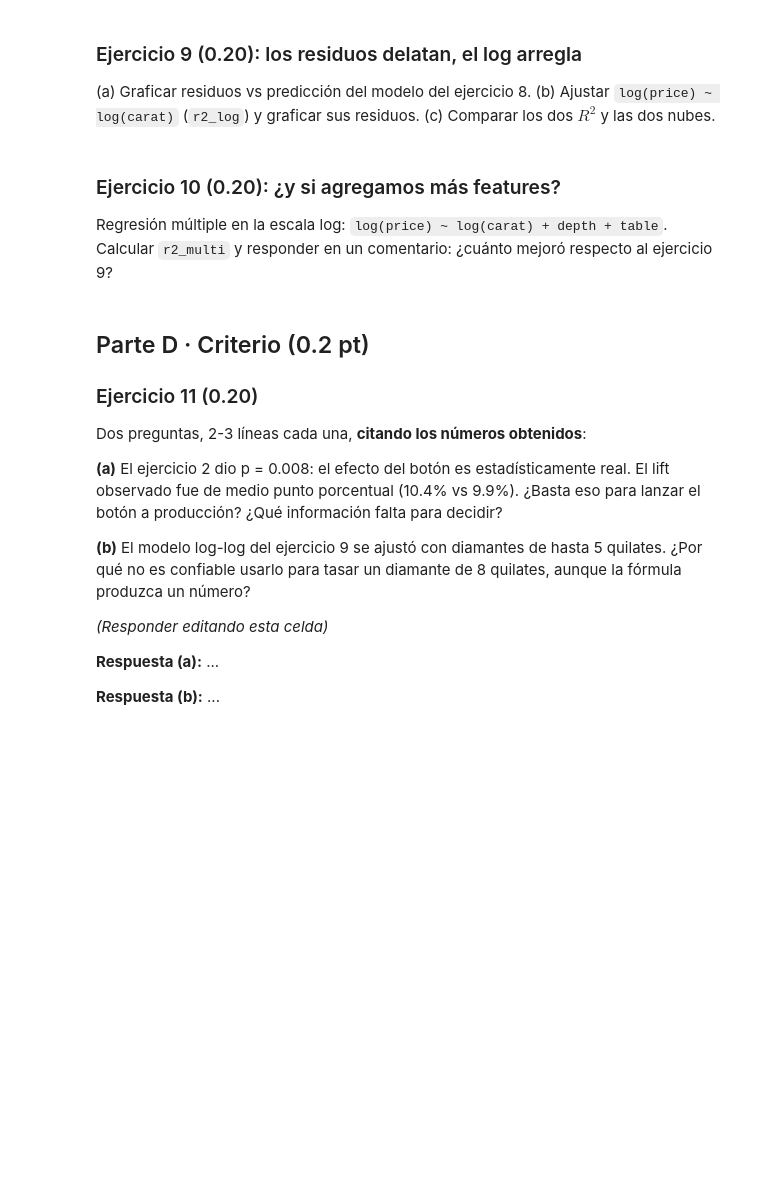
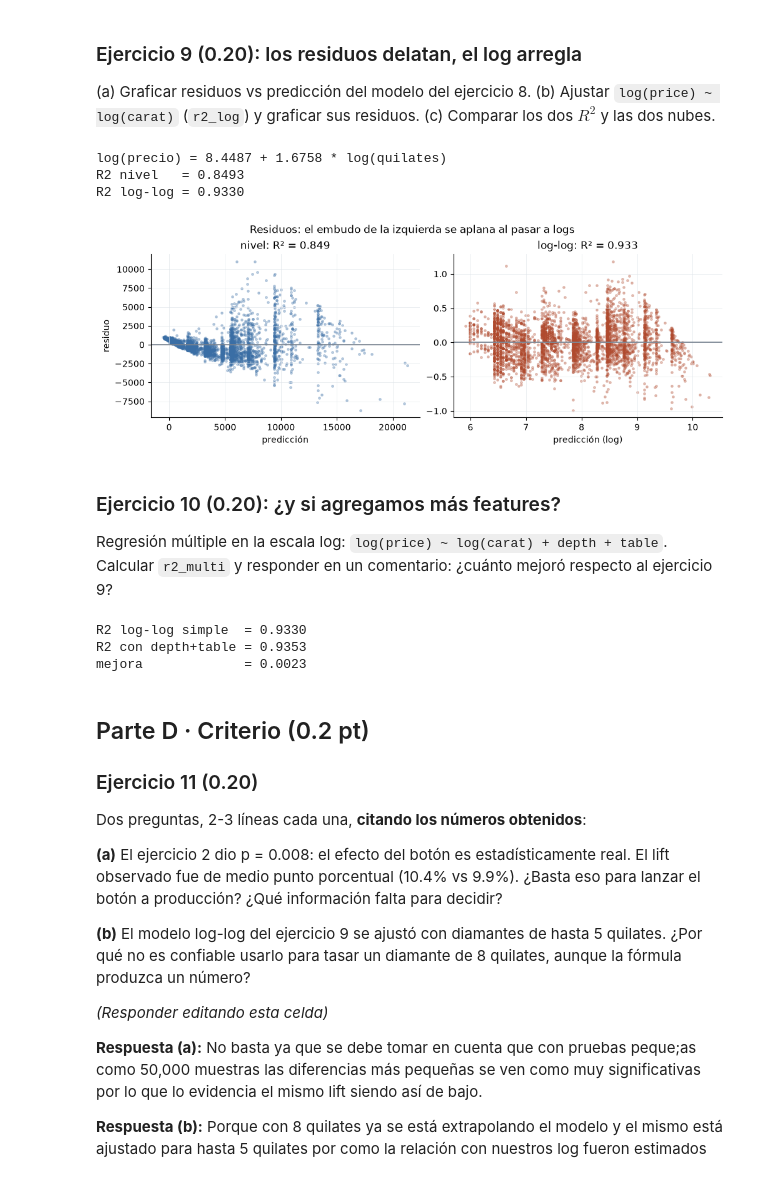
Before and after one commit to George11Albadr/Data-Science, a Jupyter notebook: HDT3/HDT3.ipynb, the cells around one changed output. Cells and saved outputs as stored; diff of their text form; code cells hidden in the pictures; blank space fills up the shorter version.

```diff
--- a/HDT3/HDT3.ipynb
+++ b/HDT3/HDT3.ipynb
@@ -201,19 +327,75 @@ y_p = diamonds["price"].to_numpy(float)
 # %%
 # ¿Qué va aquí?
 # Pista: np.log para ambas variables; el patrón del gráfico
 # de residuos está en el notebook de la sesión 8.5
 
+# (a) residuos del modelo en nivel (el del ejercicio 8)
+resid_p = y_p - pred_p
+
+# (b) el mismo ajuste, pero en escala logarítmica
+lx = np.log(x_c)
+ly = np.log(y_p)
+Xl = np.column_stack([np.ones(len(lx)), lx])
+beta_l, pred_l, r2_log = ols(Xl, ly)
+resid_l = ly - pred_l
+
+print(f"log(precio) = {beta_l[0]:.4f} + {beta_l[1]:.4f} * log(quilates)")
+print(f"R2 nivel   = {r2_precio:.4f}")
+print(f"R2 log-log = {r2_log:.4f}")
+
+# (c) las dos nubes de residuos, lado a lado
+muestra = np.random.default_rng(0).choice(len(y_p), 4000, replace=False)
+
+fig, axes = plt.subplots(1, 2, figsize=(10, 3.6), layout="constrained")
+axes[0].scatter(pred_p[muestra], resid_p[muestra], s=6, alpha=0.3, color=AZUL)
+axes[0].set_title(f"nivel: R² = {r2_precio:.3f}")
+axes[0].set_xlabel("predicción")
+axes[0].set_ylabel("residuo")
+
+axes[1].scatter(pred_l[muestra], resid_l[muestra], s=6, alpha=0.3, color=ROJO)
+axes[1].set_title(f"log-log: R² = {r2_log:.3f}")
+axes[1].set_xlabel("predicción (log)")
+
+for ax in axes:
+    ax.axhline(0, color=GRIS, lw=1.2)
+    eje_limpio(ax)
+fig.suptitle("Residuos: el embudo de la izquierda se aplana al pasar a logs")
+plt.show()
+
 # Verificación (descomentar):
-# assert round(r2_log, 3) == 0.933
+assert round(r2_log, 3) == 0.933
+# %% [output]
+log(precio) = 8.4487 + 1.6758 * log(quilates)
+R2 nivel   = 0.8493
+R2 log-log = 0.9330
+[figure, added]
 # %% [markdown]
 ### Ejercicio 10 (0.20): ¿y si agregamos más features?
 
 Regresión múltiple en la escala log: `log(price) ~ log(carat) + depth + table`. Calcular `r2_multi` y responder en un comentario: ¿cuánto mejoró respecto al ejercicio 9?
 # %%
 # ¿Qué va aquí?
+X3 = np.column_stack([
+    np.ones(len(lx)),
+    lx,
+    diamonds["depth"].to_numpy(float),
+    diamonds["table"].to_numpy(float),
+])
+beta_m, pred_m, r2_multi = ols(X3, ly)
+
+print(f"R2 log-log simple  = {r2_log:.4f}")
+print(f"R2 con depth+table = {r2_multi:.4f}")
+print(f"mejora             = {r2_multi - r2_log:.4f}")
+
+# Respuesta: mejoró apenas 0.0023 (0.933 -> 0.935). Dos variables más para explicar el precio
+# no es mucho, la variable carat es la que más explica el precio de un diamante.
 
 # Verificación (descomentar):
-# assert round(r2_multi, 3) == 0.935
+assert round(r2_multi, 3) == 0.935
+# %% [output]
+R2 log-log simple  = 0.9330
+R2 con depth+table = 0.9353
+mejora             = 0.0023
 # %% [markdown]
 ## Parte D · Criterio (0.2 pt)
 
@@ -227,9 +409,9 @@ Dos preguntas, 2-3 líneas cada una, **citando los números obtenidos**:
 
 _(Responder editando esta celda)_
 
-**Respuesta (a):** ...
+**Respuesta (a):** No basta ya que se debe tomar en cuenta que con pruebas peque;as como 50,000 muestras las diferencias más pequeñas se ven como muy significativas por lo que lo evidencia el mismo lift siendo así de bajo.
 
-**Respuesta (b):** ...
+**Respuesta (b):** Porque con 8 quilates ya se está extrapolando el modelo y el mismo está ajustado para hasta 5 quilates por como la relación con nuestros log fueron estimados
 # %% [markdown]
 ## Mini-bitácora de AI (opcional, no penaliza)
 
```
Also changed, not shown: parts of 9 cells of this notebook, 1 other file.
